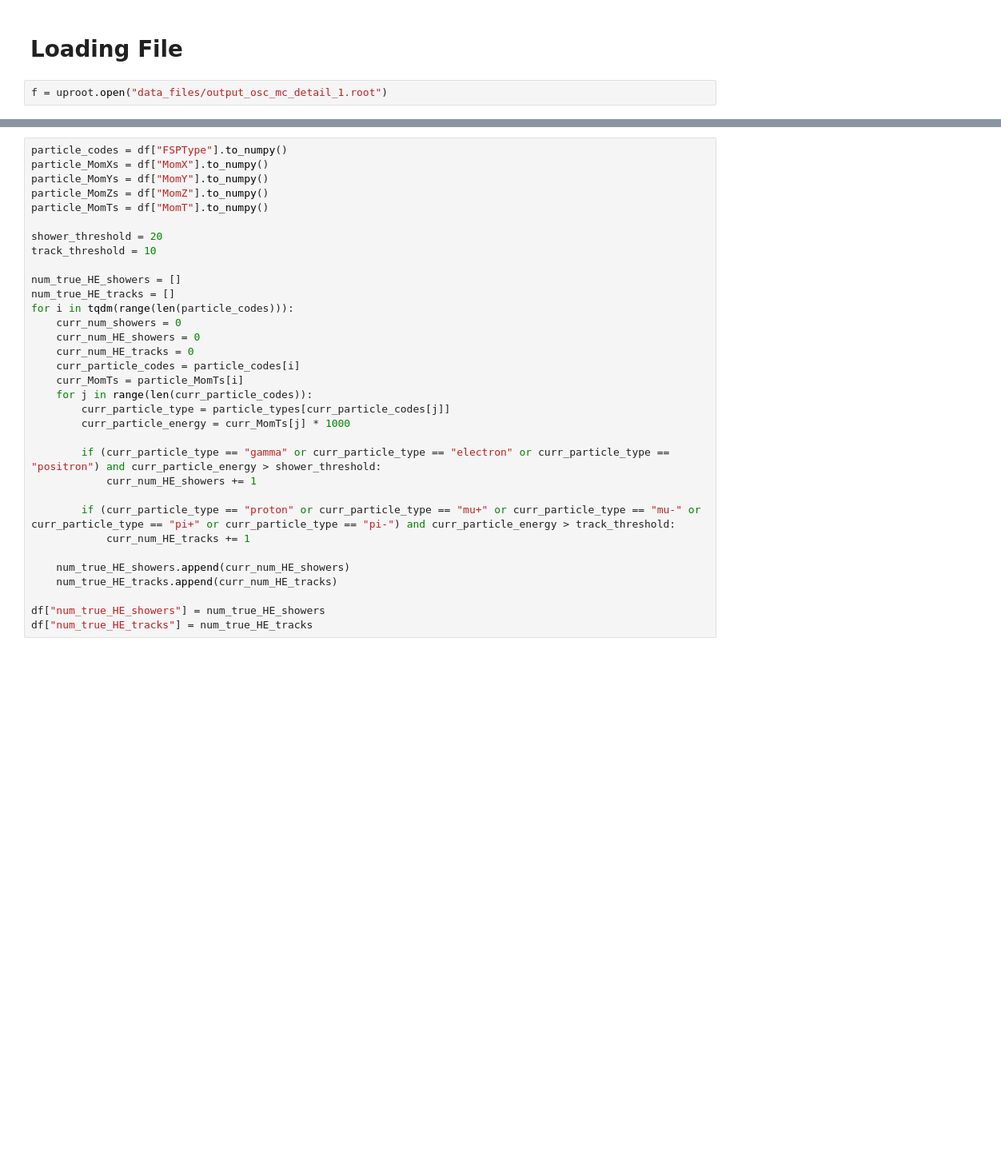
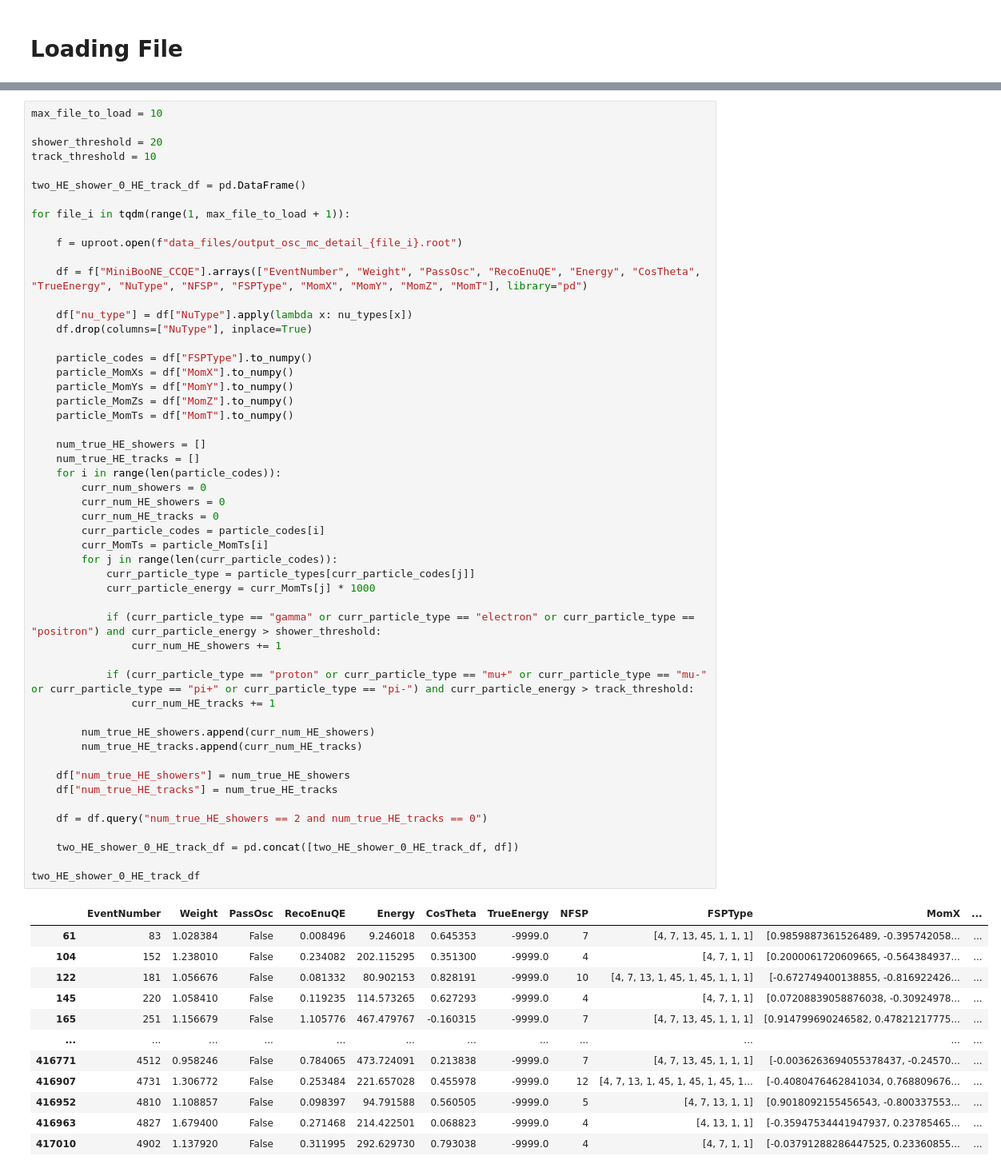
Before and after one commit to leehagaman/miniboone_efficiencies, a Jupyter notebook: opening_angle.ipynb, the cells around one changed output, grey strips where cells are left out. Shown at 80% size. Saved outputs shown, nothing was run; the diff lists cells and outputs as text; blank space fills up the shorter version.

Commit message:
expanded to all the MiniBooNE MC

```diff
--- a/opening_angle.ipynb
+++ b/opening_angle.ipynb
@@ -7,7 +9,5 @@ from tqdm.notebook import tqdm
 # %% [markdown]
 # Loading File
-# %%
-f = uproot.open("data_files/output_osc_mc_detail_1.root")
 # %%
 # from data_files/CombinedFunctions_from_Fortran/CombinedTypes.h
 particle_types = {
@@ -69,33 +61,65 @@ df
 # %%
-particle_codes = df["FSPType"].to_numpy()
-particle_MomXs = df["MomX"].to_numpy()
-particle_MomYs = df["MomY"].to_numpy()
-particle_MomZs = df["MomZ"].to_numpy()
-particle_MomTs = df["MomT"].to_numpy()
+max_file_to_load = 10
 
 shower_threshold = 20
 track_threshold = 10
 
-num_true_HE_showers = []
-num_true_HE_tracks = []
-for i in tqdm(range(len(particle_codes))):
-    curr_num_showers = 0
-    curr_num_HE_showers = 0
-    curr_num_HE_tracks = 0
-    curr_particle_codes = particle_codes[i]
-    curr_MomTs = particle_MomTs[i]
-    for j in range(len(curr_particle_codes)):
-        curr_particle_type = particle_types[curr_particle_codes[j]]
-        curr_particle_energy = curr_MomTs[j] * 1000
+two_HE_shower_0_HE_track_df = pd.DataFrame()
 
-        if (curr_particle_type == "gamma" or curr_particle_type == "electron" or curr_particle_type == "positron") and curr_particle_energy > shower_threshold:
-            curr_num_HE_showers += 1
+for file_i in tqdm(range(1, max_file_to_load + 1)):
 
-        if (curr_particle_type == "proton" or curr_particle_type == "mu+" or curr_particle_type == "mu-" or curr_particle_type == "pi+" or curr_particle_type == "pi-") and curr_particle_energy > track_threshold:
-            curr_num_HE_tracks += 1
+    f = uproot.open(f"data_files/output_osc_mc_detail_{file_i}.root")
 
-    num_true_HE_showers.append(curr_num_HE_showers)
-    num_true_HE_tracks.append(curr_num_HE_tracks)
+    df = f["MiniBooNE_CCQE"].arrays(["EventNumber", "Weight", "PassOsc", "RecoEnuQE", "Energy", "CosTheta", "TrueEnergy", "NuType", "NFSP", "FSPType", "MomX", "MomY", "MomZ", "MomT"], library="pd")
 
-df["num_true_HE_showers"] = num_true_HE_showers
-df["num_true_HE_tracks"] = num_true_HE_tracks
+    df["nu_type"] = df["NuType"].apply(lambda x: nu_types[x])
+    df.drop(columns=["NuType"], inplace=True)
+
+    particle_codes = df["FSPType"].to_numpy()
+    particle_MomXs = df["MomX"].to_numpy()
+    particle_MomYs = df["MomY"].to_numpy()
+    particle_MomZs = df["MomZ"].to_numpy()
+    particle_MomTs = df["MomT"].to_numpy()
+
+    num_true_HE_showers = []
+    num_true_HE_tracks = []
+    for i in range(len(particle_codes)):
+        curr_num_showers = 0
+        curr_num_HE_showers = 0
+        curr_num_HE_tracks = 0
+        curr_particle_codes = particle_codes[i]
+        curr_MomTs = particle_MomTs[i]
+        for j in range(len(curr_particle_codes)):
+            curr_particle_type = particle_types[curr_particle_codes[j]]
+            curr_particle_energy = curr_MomTs[j] * 1000
+
+            if (curr_particle_type == "gamma" or curr_particle_type == "electron" or curr_particle_type == "positron") and curr_particle_energy > shower_threshold:
+                curr_num_HE_showers += 1
+
+            if (curr_particle_type == "proton" or curr_particle_type == "mu+" or curr_particle_type == "mu-" or curr_particle_type == "pi+" or curr_particle_type == "pi-") and curr_particle_energy > track_threshold:
+                curr_num_HE_tracks += 1
+
+        num_true_HE_showers.append(curr_num_HE_showers)
+        num_true_HE_tracks.append(curr_num_HE_tracks)
+
+    df["num_true_HE_showers"] = num_true_HE_showers
+    df["num_true_HE_tracks"] = num_true_HE_tracks
+
+    df = df.query("num_true_HE_showers == 2 and num_true_HE_tracks == 0")
+
+    two_HE_shower_0_HE_track_df = pd.concat([two_HE_shower_0_HE_track_df, df])
+
+two_HE_shower_0_HE_track_df
+# %% [output]
+|  | EventNumber | Weight | PassOsc | RecoEnuQE | Energy | CosTheta | TrueEnergy | NFSP | FSPType | MomX | ... |
+| 61 | 83 | 1.028384 | False | 0.008496 | 9.246018 | 0.645353 | -9999.0 | 7 | [4, 7, 13, 45, 1, 1, 1] | [0.9859887361526489, -0.395742058... | ... |
+| 104 | 152 | 1.238010 | False | 0.234082 | 202.115295 | 0.351300 | -9999.0 | 4 | [4, 7, 1, 1] | [0.2000061720609665, -0.564384937... | ... |
+| 122 | 181 | 1.056676 | False | 0.081332 | 80.902153 | 0.828191 | -9999.0 | 10 | [4, 7, 13, 1, 45, 1, 45, 1, 1, 1] | [-0.672749400138855, -0.816922426... | ... |
+| 145 | 220 | 1.058410 | False | 0.119235 | 114.573265 | 0.627293 | -9999.0 | 4 | [4, 7, 1, 1] | [0.07208839058876038, -0.30924978... | ... |
+| 165 | 251 | 1.156679 | False | 1.105776 | 467.479767 | -0.160315 | -9999.0 | 7 | [4, 7, 13, 45, 1, 1, 1] | [0.914799690246582, 0.47821217775... | ... |
+| ... | ... | ... | ... | ... | ... | ... | ... | ... | ... | ... | ... |
+| 416771 | 4512 | 0.958246 | False | 0.784065 | 473.724091 | 0.213838 | -9999.0 | 7 | [4, 7, 13, 45, 1, 1, 1] | [-0.0036263694055378437, -0.24570... | ... |
+| 416907 | 4731 | 1.306772 | False | 0.253484 | 221.657028 | 0.455978 | -9999.0 | 12 | [4, 7, 13, 1, 45, 1, 45, 1, 45, 1... | [-0.4080476462841034, 0.768809676... | ... |
+| 416952 | 4810 | 1.108857 | False | 0.098397 | 94.791588 | 0.560505 | -9999.0 | 5 | [4, 7, 13, 1, 1] | [0.9018092155456543, -0.800337553... | ... |
+| 416963 | 4827 | 1.679400 | False | 0.271468 | 214.422501 | 0.068823 | -9999.0 | 4 | [4, 13, 1, 1] | [-0.35947534441947937, 0.23785465... | ... |
+| 417010 | 4902 | 1.137920 | False | 0.311995 | 292.629730 | 0.793038 | -9999.0 | 4 | [4, 7, 1, 1] | [-0.03791288286447525, 0.23360855... | ... |
```
Also changed, not shown: parts of 10 cells of this notebook, 2 other files.
